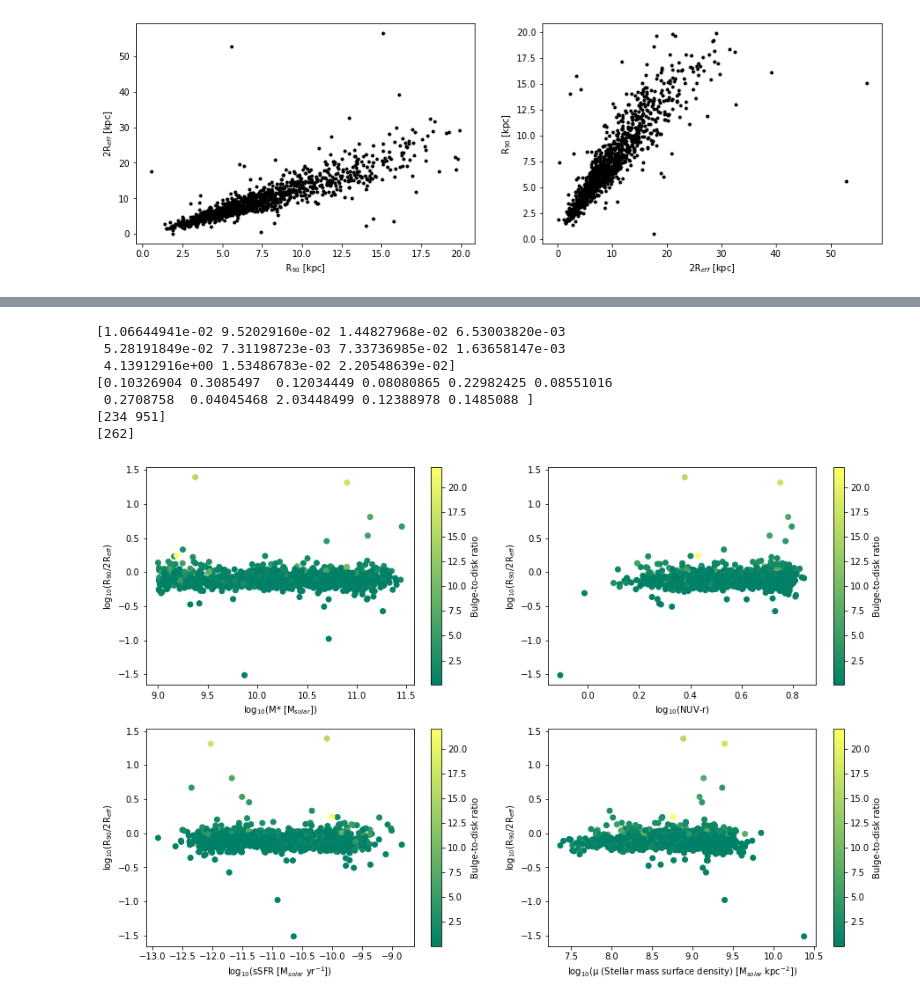
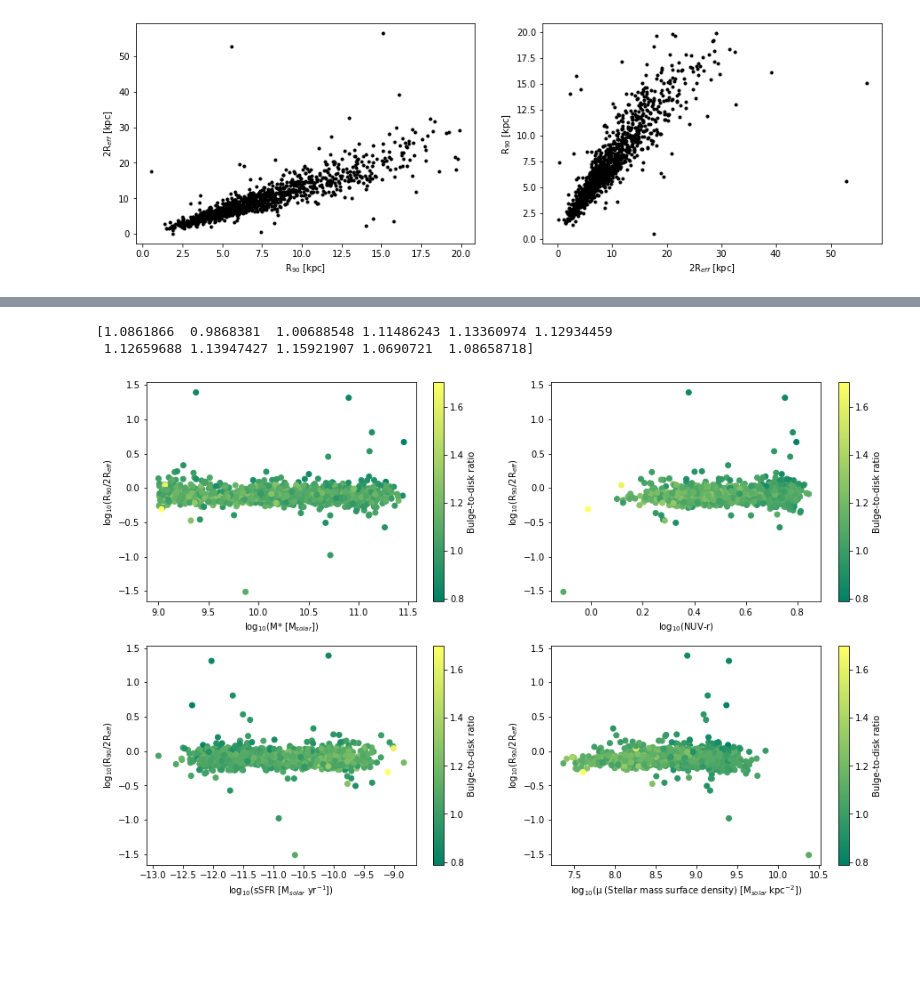
Before and after one commit to Luke-Williams-01/Luke-Williams-01, a Jupyter notebook: ICRARproject.ipynb, the cells around one changed output, grey strips where cells are left out. Saved outputs shown, nothing was run; the diff lists cells and outputs as text; code cells hidden in the pictures; blank space fills up the shorter version.

```diff
--- a/ICRARproject.ipynb
+++ b/ICRARproject.ipynb
@@ -815,11 +781,13 @@ cols = hdulist[1].columns
 reD_r = hdu['reD_r']
 HIF = hdu['HI_FLAG']
 re_r = hdu['re_r']
-
+magB_r = hdu['magB_r']
+magD_r = hdu['magD_r']
 # Reducing the radius of the r-band in the galaxy disk array (reD_r by the same indices, removing confused/marginal galaxies)
 effrDpix = np.delete(reD_r, np.where((HIF > 1) & (HIF < 90))[0])
 re_reducedpix = np.delete(re_r, np.where((HIF > 1) & (HIF < 90))[0])
- = np.delete(, np.where((HIF > 1) & (HIF < 90))[0])
+magBrred = np.delete(magB_r, np.where((HIF > 1) & (HIF < 90))[0])
+magDrred = np.delete(magD_r, np.where((HIF > 1) & (HIF < 90))[0])
 # The radii from the decomposition catalogue are the radii of the Sersic profile in pixels
 # Where the conversion for pixels to arcseconds is 0.396"/pixel:
 # Since the effective radius is only half the emitted light we need to double this radius:
@@ -829,7 +797,6 @@ print(effrDpix[959])
 print(effrDpix[961])
 effrDarc = effrDpix * 0.396 * 2
 re_reducedarc = re_reducedpix * 0.396 * 2
-effrBarc = effrBpix * 0.396 * 2
 print(effrDarc)
 print(re_reducedarc)
 # %% [output]
@@ -1261,54 +1186,48 @@ print(Reffkpc[234], Reffkpc[739], Reffkpc[951])
+# %%
+Rratio90 = R90kpc / Reffkpc
+RratioReff = Reffkpc / R90kpc
+lgRratio90 = np.log10(Rratio90)
+lgRratioReff = np.log10(RratioReff)
 # %%
 # Calculating the bulge-to-disk ratio for all galaxies in the sample
 # Assuming the bulge and disk as face on circles
-areaB = np.pi * (effRkpc_b**2)
-areaD = np.pi * (effRkpc**2)
-BtoDr = effRkpc_b / effRkpc
-BtoD = areaB / areaD
+BtoD = magBrred / magDrred
 print(BtoD[0:11])
-print(BtoDr[0:11])
-print(np.where(lgRratio > 1)[0])
-print(np.where(lgRratio < -1)[0])
 # %% [output]
-[1.06644941e-02 9.52029160e-02 1.44827968e-02 6.53003820e-03
- 5.28191849e-02 7.31198723e-03 7.33736985e-02 1.63658147e-03
- 4.13912916e+00 1.53486783e-02 2.20548639e-02]
-[0.10326904 0.3085497  0.12034449 0.08080865 0.22982425 0.08551016
- 0.2708758  0.04045468 2.03448499 0.12388978 0.1485088 ]
-[234 951]
-[262]
+[1.0861866  0.9868381  1.00688548 1.11486243 1.13360974 1.12934459
+ 1.12659688 1.13947427 1.15921907 1.0690721  1.08658718]
 # %%
 # We can make a few plots that look at how well the radii ration corresponds to various galactic features from the sample
 plt.figure(figsize = (15,10))
 # Plotting R90/2Reff against Stellar Mass
 plt.subplot(221)
-plt.scatter(lgMstar, lgRratio, c = BtoDr, cmap ='summer')
+plt.scatter(lgMstar, lgRratio90, c = BtoD, cmap ='summer')
 plt.colorbar(label='Bulge-to-disk ratio', orientation='vertical')
 plt.ylabel('log$_{10}$(R$_{90}$/2R$_{eff}$)')
 plt.xlabel('log$_{10}$(M* [M$_{solar}$])')
 
 # Plotting R90/2Reff against NUV-r colour index
 plt.subplot(222)
-plt.scatter(np.log10(NUVr), lgRratio, c = BtoDr, cmap='summer')
+plt.scatter(np.log10(NUVr), lgRratio90, c = BtoD, cmap='summer')
 plt.colorbar(label='Bulge-to-disk ratio', orientation='vertical')
 plt.ylabel('log$_{10}$(R$_{90}$/2R$_{eff}$)')
 plt.xlabel('log$_{10}$(NUV-r)')
 
 # Plotting R90/2Reff against sSFR, specific Star Formation Rate
 # sSFR is calculated as the star formation rate / Mstar
 sSFR = SFR_best / (10**lgMstar)
 lgsSFR = np.log10(sSFR)
 plt.subplot(223)
-plt.scatter(lgsSFR, lgRratio, c = BtoDr, cmap='summer')
+plt.scatter(lgsSFR, lgRratio90, c = BtoD, cmap='summer')
 plt.colorbar(label='Bulge-to-disk ratio', orientation='vertical')
 plt.ylabel('log$_{10}$(R$_{90}$/2R$_{eff}$)')
 plt.xlabel('log$_{10}$(sSFR [M$_{solar}$ yr$^{-1}$])')
 
 # Plotting R90/2Reff against stellar mass surface density
 plt.subplot(224)
-plt.scatter(lgmust, lgRratio, c = BtoDr, cmap='summer')
+plt.scatter(lgmust, lgRratio90, c = BtoD, cmap='summer')
 plt.colorbar(label='Bulge-to-disk ratio', orientation='vertical')
 plt.ylabel('log$_{10}$(R$_{90}$/2R$_{eff}$)')
 plt.xlabel('log$_{10}$(μ (Stellar mass surface density) [M$_{solar}$ kpc$^{-2}$])');
 # %% [output]
-[figure, old version]
+[figure, new version]
```
Also changed, not shown: parts of 7 cells of this notebook.
